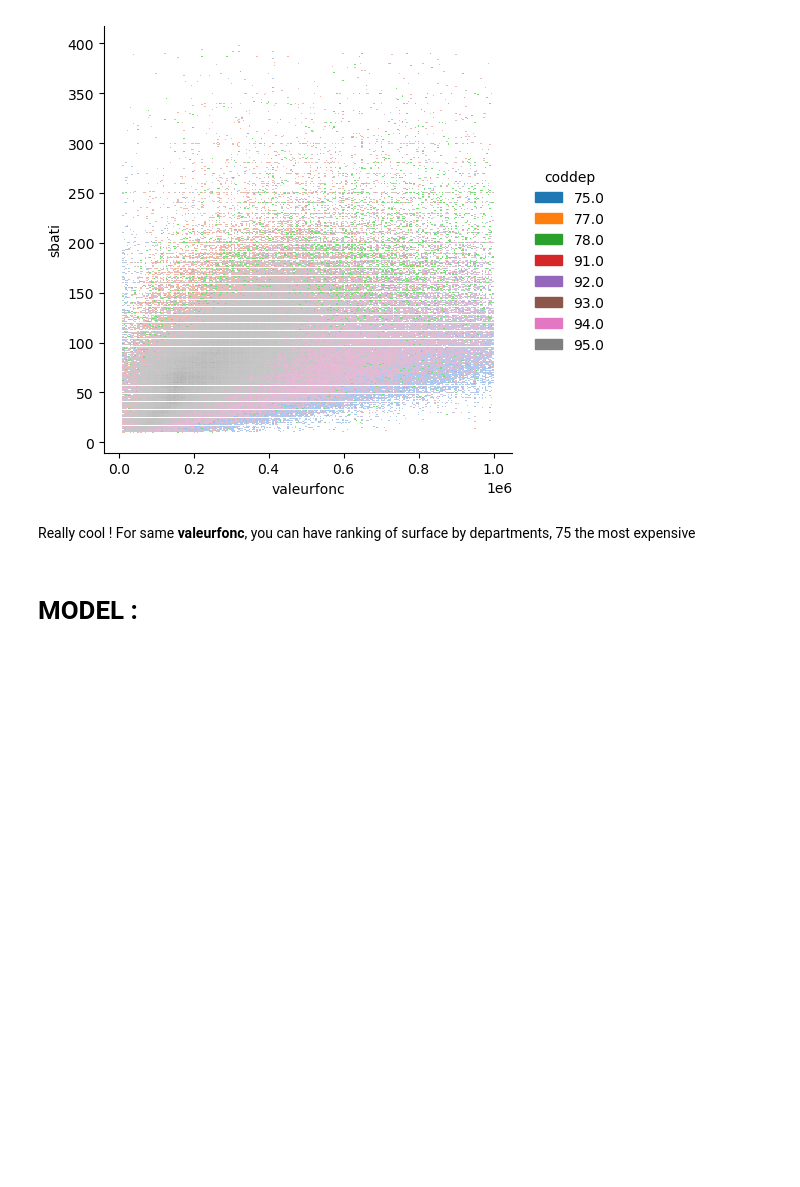
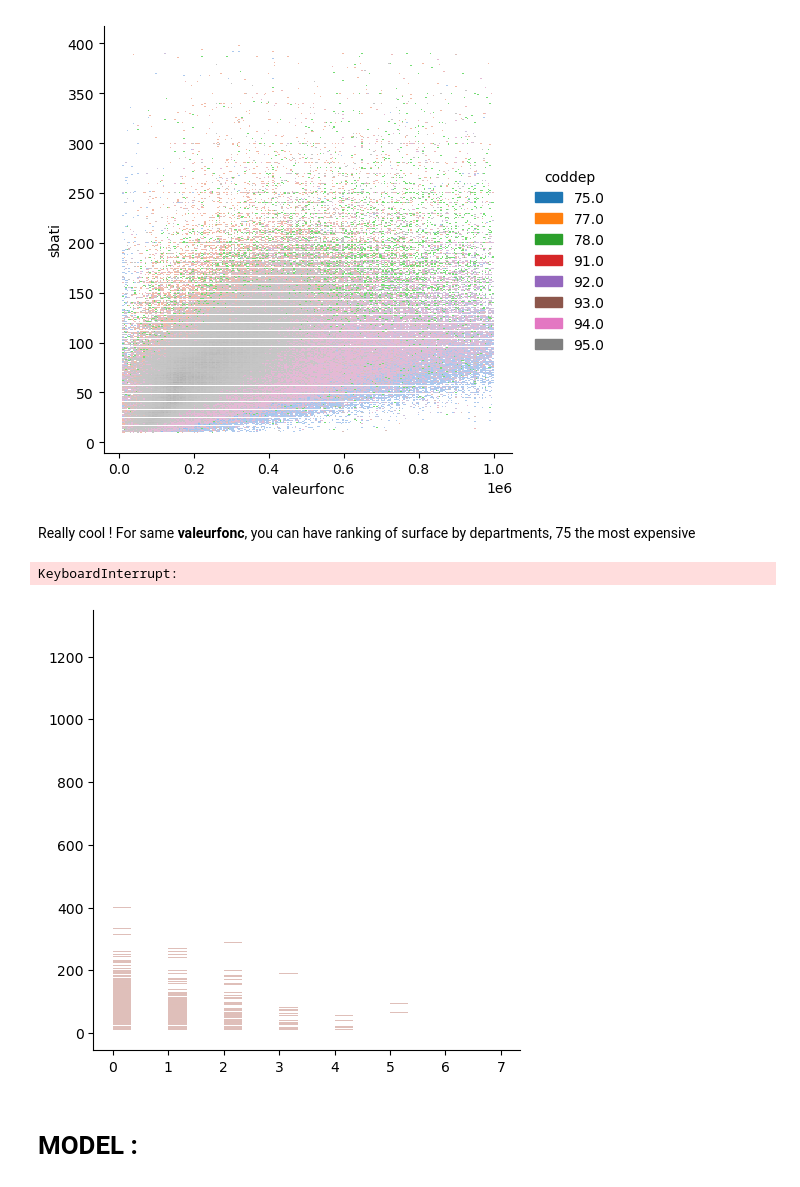
Before and after one commit to acktan/eleven-strategy, a Jupyter notebook: exploration.ipynb, the cells around one changed output. Saved outputs shown, nothing was run; the diff lists cells and outputs as text; code cells hidden in the pictures; blank space fills up the shorter version.

```diff
--- a/exploration.ipynb
+++ b/exploration.ipynb
@@ -205,6 +274,12 @@ sns.displot(data=df[(df.valeurfonc<1e6)& (df.sbati<400)],x='valeurfonc',y='sbati
 [figure]
 # %% [markdown]
 Really cool ! For same **valeurfonc**, you can have ranking of surface by departments, 75 the most expensive
+# %%
+sns.displot(data=df,x='public_transport_spots',y='valeurfonc',hue='coddep')
+plt.show()
+# %% [output]
+KeyboardInterrupt:
+[figure, added]
 # %% [markdown]
 # MODEL :
 # %%
```
Also changed, not shown: parts of 18 cells of this notebook.
